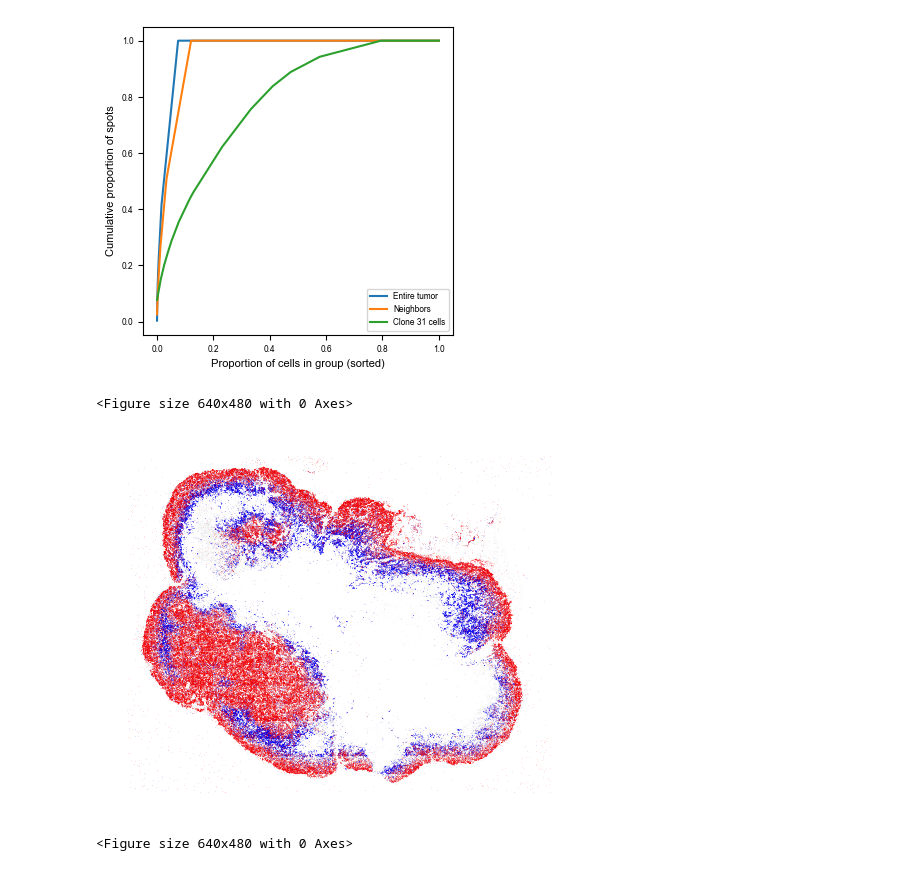
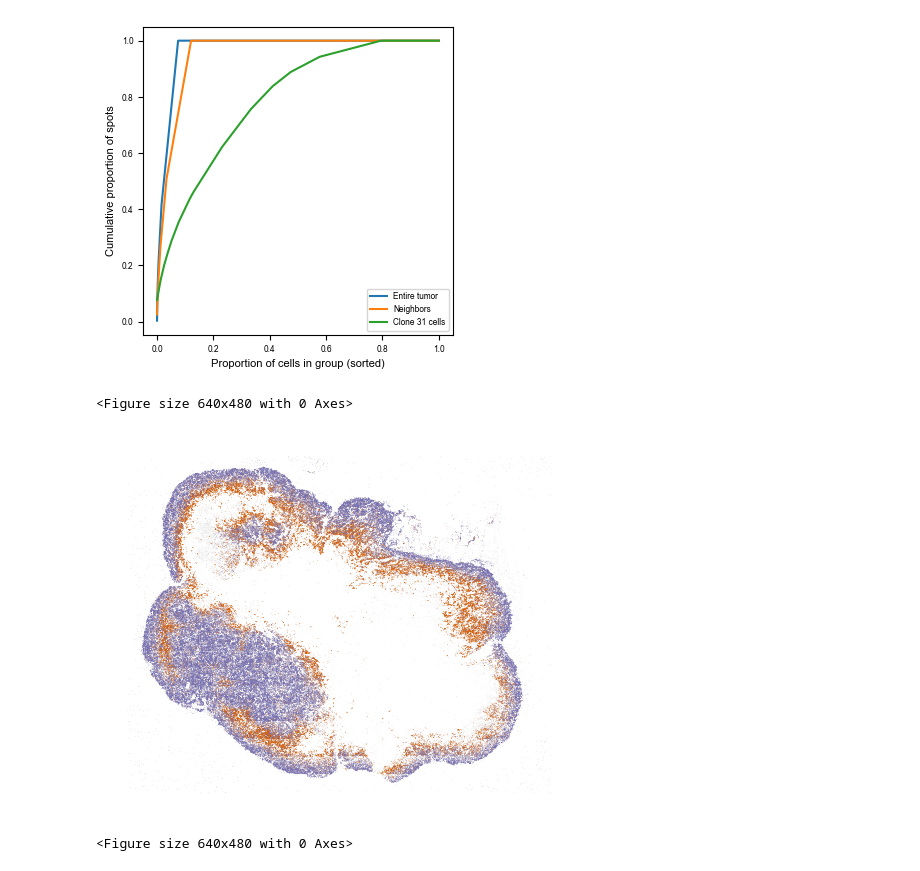
Before and after one commit to grantkinsler/SpatialBarcodes, a Jupyter notebook: paper/plotScripts/plot_clone_space_examples.ipynb, the cells around one changed output. Drawn from its saved outputs; the diff is of its cells as text; code cells hidden in the pictures.

```diff
--- a/paper/plotScripts/plot_clone_space_examples.ipynb
+++ b/paper/plotScripts/plot_clone_space_examples.ipynb
@@ -102,12 +60,12 @@ roi_file_paths = {
 roi_of_interest = 'roi_2'
 
 # load the sg_object
-with open(f'{roi_file_paths[roi_of_interest]["out_path"]}/sg_object_dilate10_20240718.pkl', 'rb') as f:
+with open(f'{tools.roi_file_paths[roi_of_interest]["out_path"]}/sg_object_dilate10_20240718.pkl', 'rb') as f:
     sg_obj = pickle.load(f)
 
 # load the dataframes with the cell by gene matrices, clustered and unclustered
-unclustered_df =  pd.read_csv(f'{roi_file_paths[roi_of_interest]["out_path"]}/cell_by_gene_matrix_dilate10_20240718_withbarcodes_atleast3.csv')
-clustered_df = pd.read_csv(f'{roi_file_paths[roi_of_interest]["out_path"]}/cell_by_gene_matrix_dilate10_20240718_withbarcodes_clustering_10bcs_0.4thresh.csv')
+unclustered_df =  pd.read_csv(f'{tools.roi_file_paths[roi_of_interest]["out_path"]}/cell_by_gene_matrix_dilate10_20240718_withbarcodes_atleast3.csv')
+clustered_df = pd.read_csv(f'{tools.roi_file_paths[roi_of_interest]["out_path"]}/cell_by_gene_matrix_dilate10_20240718_withbarcodes_clustering_10bcs_0.4thresh.csv')
 # %%
 # merge the clustered and unclustered dataframes
 cols_to_keep = ['object_id','bc_cluster','bc_cluster_n_bcs','bc_cluster_found_bcs','bc_cluster_bc_names']
@@ -530,45 +549,55 @@ Text(0.5, 0, 'Proportion of cells in group (sorted)')
 # plot SFRP1 spots for the whole roi
 
 # open spots file
-spots_df = pd.read_csv(roi_file_paths[roi_of_interest]["spots_file"])
+spots_df = pd.read_csv(tools.roi_file_paths[roi_of_interest]["spots_file"])
 # %%
 # plt.figure()
 gene_of_interest = 'SFRP1'
 
 gene_list = ['VEGFA',
              'MITF',
-             'SPARC',
+            #  'SPARC',
             'SFRP1',
                 ]
 
 gene_list = ['VEGFA',
              'MITF',
             #  'SPARC',
             # 'SFRP1',
                 ]
 
 gene_colors = {'VEGFA':'b',
                'MITF':'r',}
+
+gene_colors = {
+                # 'VEGFA':'#5e3c99',
+               'VEGFA':'#d95f02',
+
+            #    'MITF':'#e66101',
+               'MITF':'#7570b3',
+
+               }
+
 
 plt.figure()
 sg_obj.gdf.plot(color='gray',lw=0.01,alpha=0.1)
 
 for gene_of_interest in gene_list:
 
     # get the spots for the gene of interest
     spots_gene = spots_df[spots_df['name']==gene_of_interest]
 
     plt.scatter(spots_gene['x'],spots_gene['y'],s=0.1,alpha=0.4,lw=0,color=gene_colors[gene_of_interest])
 
 plt.axis('off')
 # plt.title(gene_of_interest)
 plt.gca().invert_yaxis()
 
 plt.savefig(f'../graphs/space_VEGFA_MITF_full.pdf',bbox_inches='tight',transparent=True)
 plt.savefig(f'../graphs/space_VEGFA_MITF_full.png',dpi=500,bbox_inches='tight',transparent=True)
 # %% [output]
 <Figure size 640x480 with 0 Axes>
-[figure, old version]
+[figure, new version]
 # %%
 # plt.figure()
 gene_of_interest = 'SFRP1'
```
Also changed, not shown: parts of 3 cells of this notebook, 10 other files.
